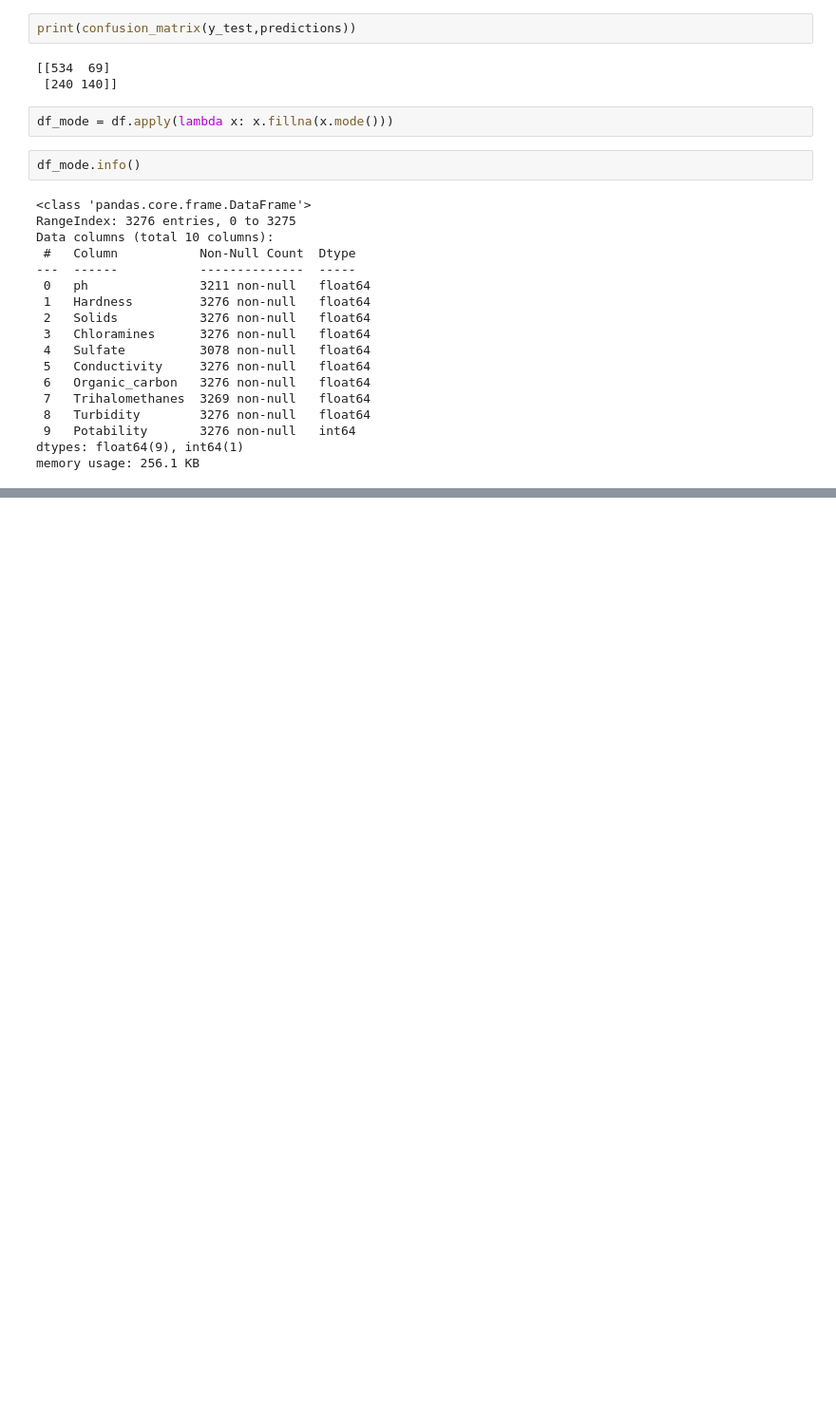
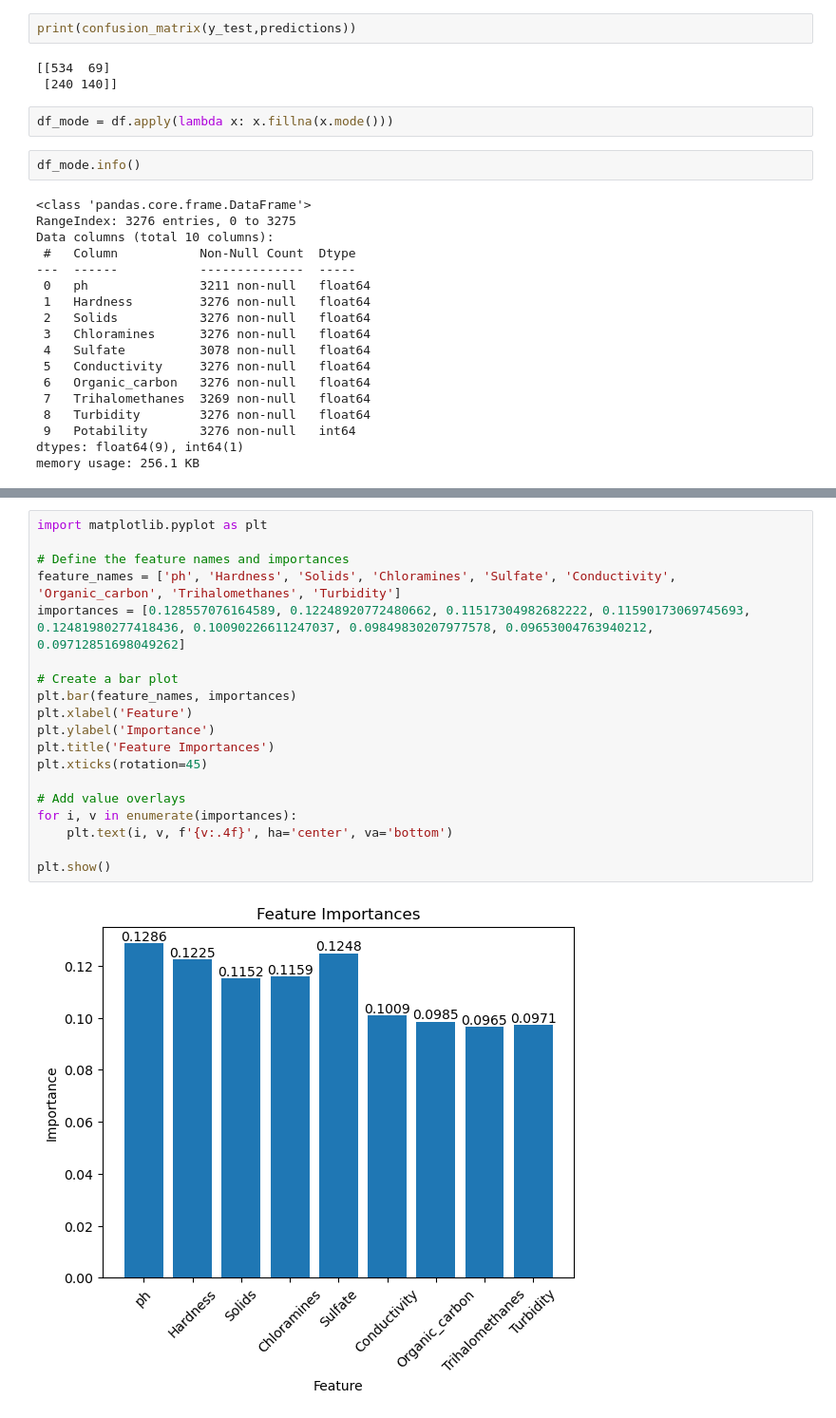
Before and after one commit to maxmatkovski/Predicting-Water-Potability, a Jupyter notebook: Decision-Trees-Random-Forests.ipynb, the cells around one changed output, grey strips where cells are left out. Shown at 95% size. Drawn from its saved outputs; the diff is of its cells as text; blank space fills up the shorter version.

```diff
--- a/Decision-Trees-Random-Forests.ipynb
+++ b/Decision-Trees-Random-Forests.ipynb
@@ -390,0 +517,21 @@ memory usage: 256.1 KB
+# %%
+import matplotlib.pyplot as plt
+
+# Define the feature names and importances
+feature_names = ['ph', 'Hardness', 'Solids', 'Chloramines', 'Sulfate', 'Conductivity', 'Organic_carbon', 'Trihalomethanes', 'Turbidity']
+importances = [0.128557076164589, 0.12248920772480662, 0.11517304982682222, 0.11590173069745693, 0.12481980277418436, 0.10090226611247037, 0.09849830207977578, 0.09653004763940212, 0.09712851698049262]
+
+# Create a bar plot
+plt.bar(feature_names, importances)
+plt.xlabel('Feature')
+plt.ylabel('Importance')
+plt.title('Feature Importances')
+plt.xticks(rotation=45)
+
+# Add value overlays
+for i, v in enumerate(importances):
+    plt.text(i, v, f'{v:.4f}', ha='center', va='bottom')
+
+plt.show()
+# %% [output]
+[figure, added]
```
Also changed, not shown: parts of 16 cells of this notebook.
